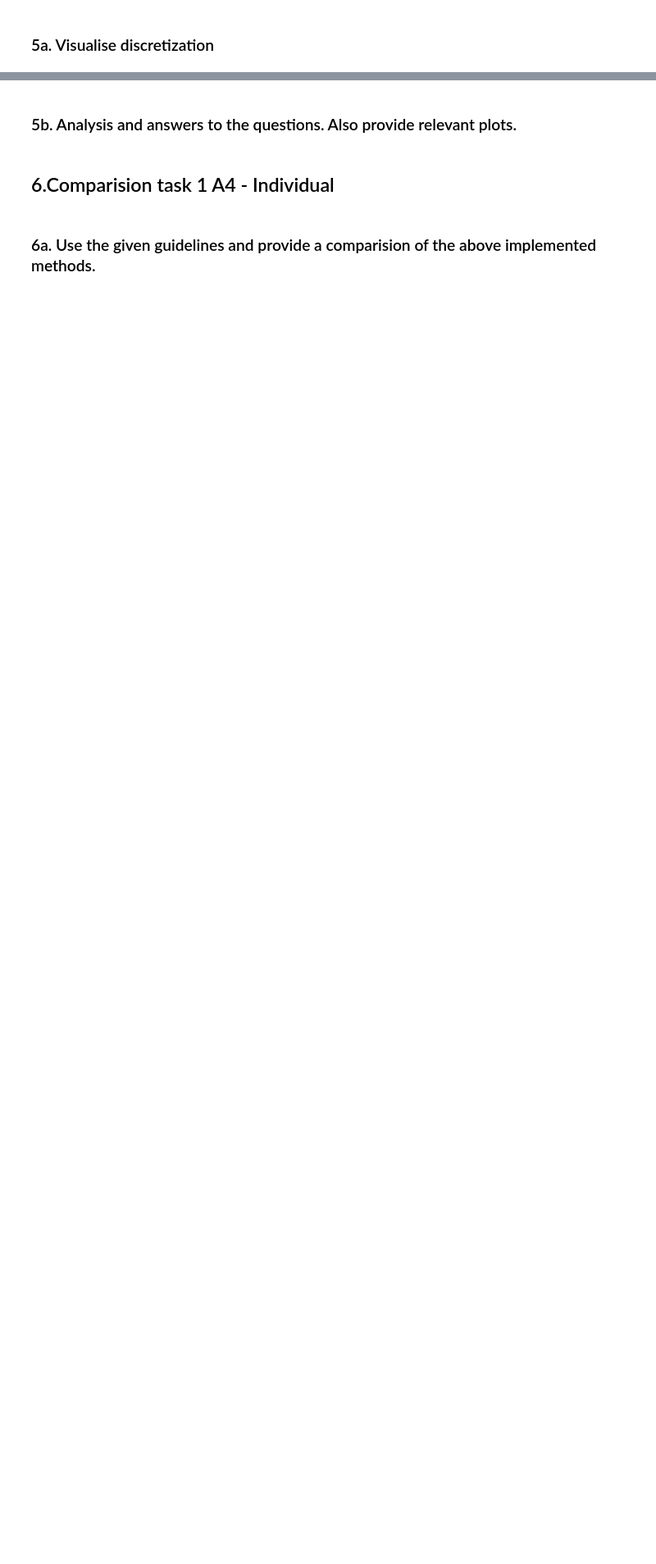
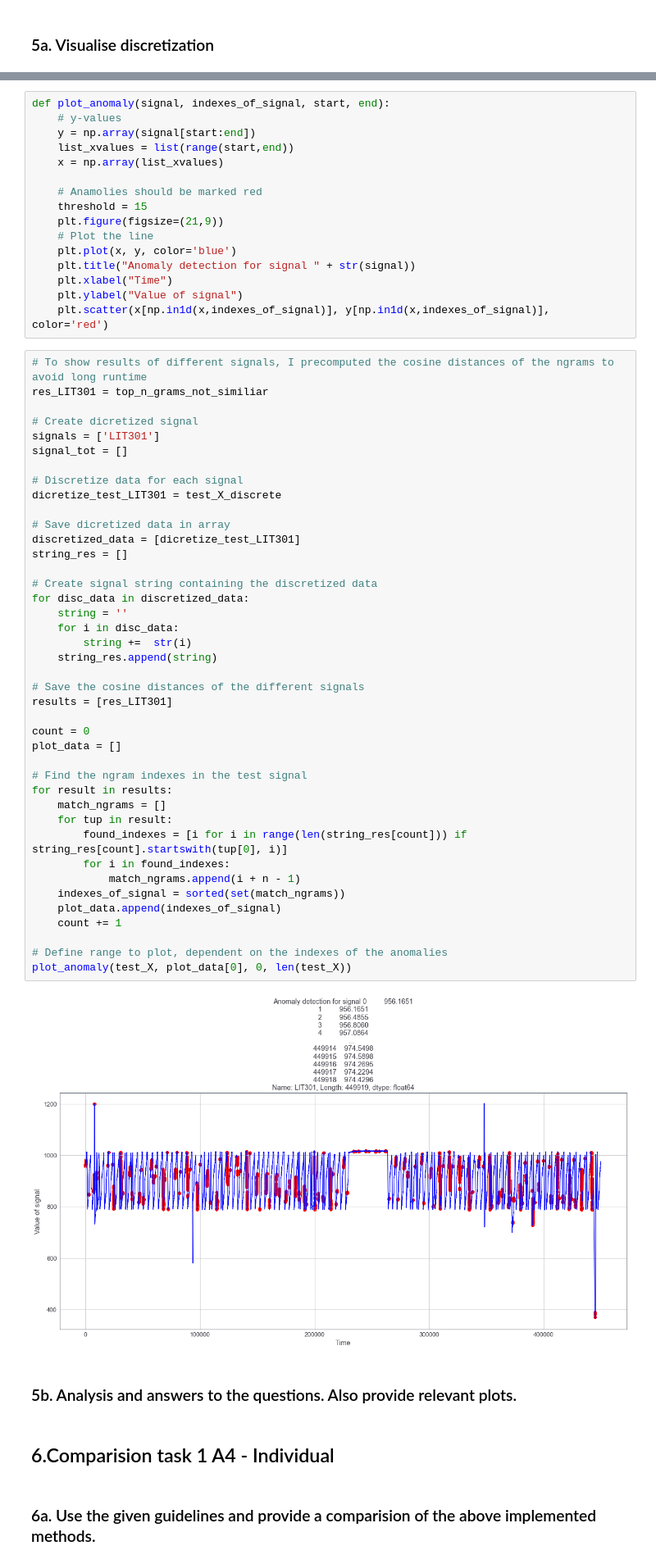
Before and after one commit to Timo9Madrid7/CS4035CyberDataAnalytics, a Jupyter notebook: assignment2/lab2.ipynb, the cells around one changed output, grey strips where cells are left out. Shown at 82% size. Drawn from its saved outputs; the diff is of its cells as text; blank space fills up the shorter version.

```diff
--- a/assignment2/lab2.ipynb
+++ b/assignment2/lab2.ipynb
@@ -396,3 +583,62 @@ Test RMSE: 0.094
+# %%
+def plot_anomaly(signal, indexes_of_signal, start, end):
+    # y-values
+    y = np.array(signal[start:end])
+    list_xvalues = list(range(start,end))
+    x = np.array(list_xvalues)
+
+    # Anamolies should be marked red
+    threshold = 15
+    plt.figure(figsize=(21,9))
+    # Plot the line
+    plt.plot(x, y, color='blue')
+    plt.title("Anomaly detection for signal " + str(signal))
+    plt.xlabel("Time")
+    plt.ylabel("Value of signal")
+    plt.scatter(x[np.in1d(x,indexes_of_signal)], y[np.in1d(x,indexes_of_signal)], color='red')
+# %%
+# To show results of different signals, I precomputed the cosine distances of the ngrams to avoid long runtime
+res_LIT301 = top_n_grams_not_similiar
+
+# Create dicretized signal
+signals = ['LIT301']
+signal_tot = []
+
+# Discretize data for each signal
+dicretize_test_LIT301 = test_X_discrete
+
+# Save dicretized data in array
+discretized_data = [dicretize_test_LIT301]
+string_res = []
+
+# Create signal string containing the discretized data
+for disc_data in discretized_data:
+    string = ''
+    for i in disc_data:
+        string +=  str(i)
+    string_res.append(string)
+
+# Save the cosine distances of the different signals
+results = [res_LIT301]
+
+count = 0
+plot_data = []
+
+# Find the ngram indexes in the test signal
+for result in results:
+    match_ngrams = []
+    for tup in result:
+        found_indexes = [i for i in range(len(string_res[count])) if string_res[count].startswith(tup[0], i)]
+        for i in found_indexes:
+            match_ngrams.append(i + n - 1)
+    indexes_of_signal = sorted(set(match_ngrams))
+    plot_data.append(indexes_of_signal)
+    count += 1
+
+# Define range to plot, dependent on the indexes of the anomalies
+plot_anomaly(test_X, plot_data[0], 0, len(test_X))
+# %% [output]
+[figure, added]
 # %% [markdown]
 ### 5b. Analysis and answers to the questions. Also provide relevant plots.
 # %% [markdown]
```
Also changed, not shown: parts of 13 cells of this notebook, 2 other files.
